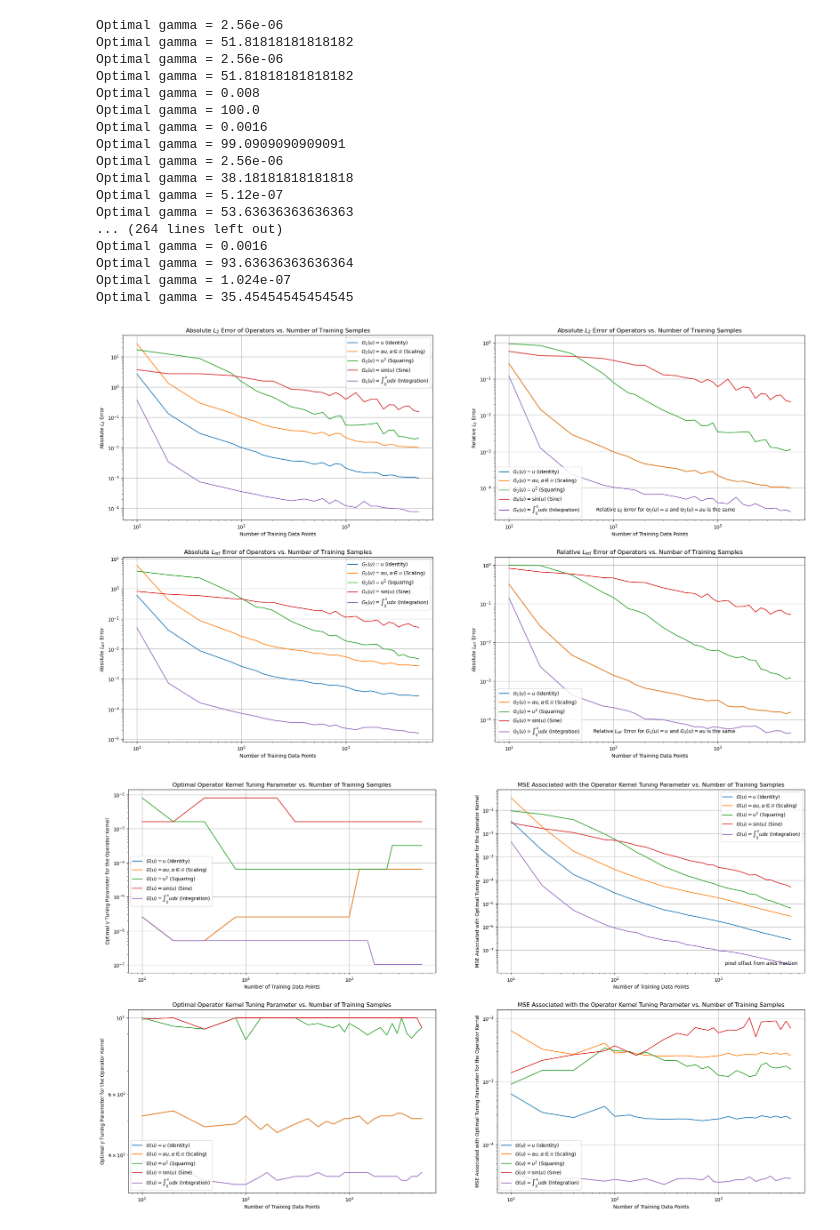
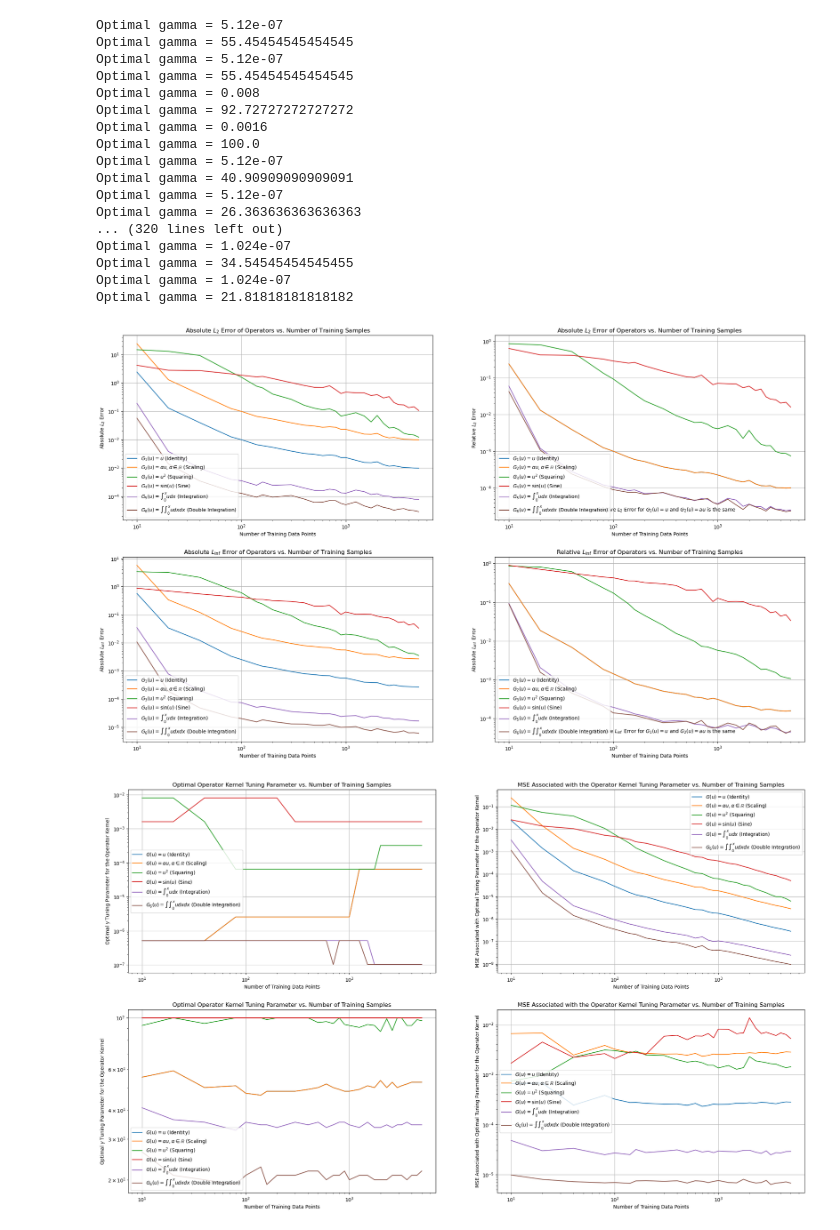
Before and after one commit to Levent-Batakci/OpL, a Jupyter notebook: KernelMethod_GP_Error.ipynb, the cells around one changed output. Cells and saved outputs as stored; diff of their text form; code cells hidden in the pictures.

Commit message:
New Operator Added: Double Integration

```diff
--- a/KernelMethod_GP_Error.ipynb
+++ b/KernelMethod_GP_Error.ipynb
@@ -139,7 +139,12 @@ def all_ops_err(u_train,u_test,X,N_mesh,N_train,N_test):
     v_mod_int, MSE_s_int, g_s_int, MSE_k_int, g_k_int = opL_fxn(u_train,v_train_int,u_test,v_test_int,X)
     err_vals_int = err_vals(v_mod_int,v_test_int, g_s_int, MSE_s_int, g_k_int, MSE_k_int, X)
 
-    opL_errs = np.row_stack((err_vals_I,err_vals_a,err_vals_sq,err_vals_sin,err_vals_int))
+    v_train_int2 = op_int2(u_train,X,N_mesh,N_train)
+    v_test_int2 = op_int2(u_test,X,N_mesh,N_test)
+    v_mod_int2, MSE_s_int2, g_s_int2, MSE_k_int2, g_k_int2 = opL_fxn(u_train,v_train_int2,u_test,v_test_int2,X)
+    err_vals_int2 = err_vals(v_mod_int2,v_test_int2, g_s_int2, MSE_s_int2, g_k_int2, MSE_k_int2, X)
+
+    opL_errs = np.row_stack((err_vals_I,err_vals_a,err_vals_sq,err_vals_sin,err_vals_int,err_vals_int2))
     return opL_errs
 # %%
 def Data_vals(N):
@@ -160,30 +165,30 @@ def Data_vals(N):
 # %%
 ## Training and test functions
 N = [10, 20, 40, 80, 100, 140, 160, 200, 300, 400, 500, 600, 700, 800, 900, 1000, 1250, 1500, 1750, 2000, 2300, 2600, 2900, 3200, 3600, 4000, 4500, 5000]
-Errs_op_mesh = np.zeros((5,10,len(N)))
+Errs_op_mesh = np.zeros((6,10,len(N)))
 
 for i in range(0,len(N)):
     u_train, u_test, N_train, N_test = Data_vals(N[i])
     ERRS = all_ops_err(u_train,u_test,X,N_mesh,N_train,N_test)
     Errs_op_mesh[:,:,i] = ERRS[:,:]
 # %% [output]
-Optimal gamma = 2.56e-06
-Optimal gamma = 51.81818181818182
-Optimal gamma = 2.56e-06
-Optimal gamma = 51.81818181818182
+Optimal gamma = 5.12e-07
+Optimal gamma = 55.45454545454545
+Optimal gamma = 5.12e-07
+Optimal gamma = 55.45454545454545
 Optimal gamma = 0.008
+Optimal gamma = 92.72727272727272
+Optimal gamma = 0.0016
 Optimal gamma = 100.0
-Optimal gamma = 0.0016
-Optimal gamma = 99.0909090909091
-Optimal gamma = 2.56e-06
-Optimal gamma = 38.18181818181818
 Optimal gamma = 5.12e-07
-Optimal gamma = 53.63636363636363
-... (264 lines left out)
-Optimal gamma = 0.0016
-Optimal gamma = 93.63636363636364
+Optimal gamma = 40.90909090909091
+Optimal gamma = 5.12e-07
+Optimal gamma = 26.363636363636363
+... (320 lines left out)
 Optimal gamma = 1.024e-07
-Optimal gamma = 35.45454545454545
+Optimal gamma = 34.54545454545455
+Optimal gamma = 1.024e-07
+Optimal gamma = 21.81818181818182
 # %%
 # Package Error Values
 L1_Errs = Errs_op_mesh[:,0,:]
@@ -211,56 +216,56 @@ fig.set_size_inches(25,15)
 #ax[0,1].legend(['$G(u) = u$ (Identity)', r'$G(u) = \alpha u, \alpha \in \mathbb{R}$ (Scaling)', '$G(u) = u^2$ (Squaring)', '$G(u) = \sin(u)$ (Sine)', '$G(u) = \int_0^x u dx$ (Integration)'])
 #ax[0,1].grid()
 
-ax[0,0].loglog(np.outer(np.ones((5,)),N).T,L2_Errs.T)
+ax[0,0].loglog(np.outer(np.ones((6,)),N).T,L2_Errs.T)
 ax[0,0].set( xlabel ='Number of Training Data Points', ylabel='Absolute $L_2$ Error', title = "Absolute $L_2$ Error of Operators vs. Number of Training Samples")
-ax[0,0].legend(['$G_1(u) = u$ (Identity)', r'$G_2(u) = \alpha u, \alpha \in \mathbb{R}$ (Scaling)', '$G_3(u) = u^2$ (Squaring)', '$G_4(u) = \sin(u)$ (Sine)', '$G_5(u) = \int_0^x u dx$ (Integration)'])
+ax[0,0].legend(['$G_1(u) = u$ (Identity)', r'$G_2(u) = \alpha u, \alpha \in \mathbb{R}$ (Scaling)', '$G_3(u) = u^2$ (Squaring)', '$G_4(u) = \sin(u)$ (Sine)', '$G_5(u) = \int_0^x u dx$ (Integration)', '$G_6(u) = \int \int_0^x u dx dx$ (Double Integration)'])
 ax[0,0].grid()
 
-ax[0,1].loglog(np.outer(np.ones((5,)),N).T,L2_Errs_Rel.T)
+ax[0,1].loglog(np.outer(np.ones((6,)),N).T,L2_Errs_Rel.T)
 ax[0,1].set( xlabel ='Number of Training Data Points', ylabel='Relative $L_2$ Error', title = "Absolute $L_2$ Error of Operators vs. Number of Training Samples")
-ax[0,1].legend(['$G_1(u) = u$ (Identity)', r'$G_2(u) = \alpha u, \alpha \in \mathbb{R}$ (Scaling)', '$G_3(u) = u^2$ (Squaring)', '$G_4(u) = \sin(u)$ (Sine)', '$G_5(u) = \int_0^x u dx$ (Integration)'])
+ax[0,1].legend(['$G_1(u) = u$ (Identity)', r'$G_2(u) = \alpha u, \alpha \in \mathbb{R}$ (Scaling)', '$G_3(u) = u^2$ (Squaring)', '$G_4(u) = \sin(u)$ (Sine)', '$G_5(u) = \int_0^x u dx$ (Integration)', '$G_6(u) = \int \int_0^x u dx dx$ (Double Integration)'])
 ax[0,1].grid()
 ax[0,1].annotate('Relative $L_2$ Error for $G_1(u) = u$ and $G_2(u) = au$ is the same', xy=(0.8, 0), xycoords='axes fraction', xytext=(-20, 20), textcoords='offset pixels', horizontalalignment='right', verticalalignment='bottom')
 
-ax[1,0].loglog(np.outer(np.ones((5,)),N).T,Linf_Errs.T)
+ax[1,0].loglog(np.outer(np.ones((6,)),N).T,Linf_Errs.T)
 ax[1,0].set( xlabel ='Number of Training Data Points', ylabel='Absolute $L_\inf$ Error', title = "Absolute $L_\inf$ Error of Operators vs. Number of Training Samples")
-ax[1,0].legend(['$G_1(u) = u$ (Identity)', r'$G_2(u) = \alpha u, \alpha \in \mathbb{R}$ (Scaling)', '$G_3(u) = u^2$ (Squaring)', '$G_4(u) = \sin(u)$ (Sine)', '$G_5(u) = \int_0^x u dx$ (Integration)'])
+ax[1,0].legend(['$G_1(u) = u$ (Identity)', r'$G_2(u) = \alpha u, \alpha \in \mathbb{R}$ (Scaling)', '$G_3(u) = u^2$ (Squaring)', '$G_4(u) = \sin(u)$ (Sine)', '$G_5(u) = \int_0^x u dx$ (Integration)', '$G_6(u) = \int \int_0^x u dx dx$ (Double Integration)'])
 ax[1,0].grid()
 
-ax[1,1].loglog(np.outer(np.ones((5,)),N).T,Linf_Errs_Rel.T)
+ax[1,1].loglog(np.outer(np.ones((6,)),N).T,Linf_Errs_Rel.T)
 ax[1,1].set( xlabel ='Number of Training Data Points', ylabel='Absolute $L_\inf$ Error', title = "Relative $L_\inf$ Error of Operators vs. Number of Training Samples")
-ax[1,1].legend(['$G_1(u) = u$ (Identity)', r'$G_2(u) = \alpha u, \alpha \in \mathbb{R}$ (Scaling)', '$G_3(u) = u^2$ (Squaring)', '$G_4(u) = \sin(u)$ (Sine)', '$G_5(u) = \int_0^x u dx$ (Integration)'])
+ax[1,1].legend(['$G_1(u) = u$ (Identity)', r'$G_2(u) = \alpha u, \alpha \in \mathbb{R}$ (Scaling)', '$G_3(u) = u^2$ (Squaring)', '$G_4(u) = \sin(u)$ (Sine)', '$G_5(u) = \int_0^x u dx$ (Integration)', '$G_6(u) = \int \int_0^x u dx dx$ (Double Integration)'])
 ax[1,1].grid()
 ax[1,1].annotate('Relative $L_\inf$ Error for $G_1(u) = u$ and $G_2(u) = au$ is the same', xy=(0.8, 0), xycoords='axes fraction', xytext=(-20, 20), textcoords='offset pixels', horizontalalignment='right', verticalalignment='bottom')
 
 
-fig.savefig('Error_Plots_V5.png', dpi=300, bbox_inches='tight')
+fig.savefig('Error_Plots_V6.png', dpi=300, bbox_inches='tight')
 # %% [output]
-[figure, old version]
+[figure, new version]
 # %%
 fig1, ax1 = plt.subplots(2,2)
 fig1.set_size_inches(25,15)
 
-ax1[0,0].loglog(np.outer(np.ones((5,)),N).T,Opt_Gamma_s.T)
+ax1[0,0].loglog(np.outer(np.ones((6,)),N).T,Opt_Gamma_s.T)
 ax1[0,0].set( xlabel ='Number of Training Data Points', ylabel='Optimal $\gamma$ Tuning Parameter for the Operator Kernel', title = "Optimal Operator Kernel Tuning Parameter vs. Number of Training Samples")
-ax1[0,0].legend(['$G(u) = u$ (Identity)', r'$G(u) = \alpha u, \alpha \in \mathbb{R}$ (Scaling)', '$G(u) = u^2$ (Squaring)', '$G(u) = \sin(u)$ (Sine)', '$G(u) = \int_0^x u dx$ (Integration)'])
+ax1[0,0].legend(['$G(u) = u$ (Identity)', r'$G(u) = \alpha u, \alpha \in \mathbb{R}$ (Scaling)', '$G(u) = u^2$ (Squaring)', '$G(u) = \sin(u)$ (Sine)', '$G(u) = \int_0^x u dx$ (Integration)', '$G_6(u) = \int \int_0^x u dx dx$ (Double Integration)'])
 ax1[0,0].grid()
 
-ax1[0,1].loglog(np.outer(np.ones((5,)),N).T,Opt_MSE_s.T)
+ax1[0,1].loglog(np.outer(np.ones((6,)),N).T,Opt_MSE_s.T)
 ax1[0,1].set( xlabel ='Number of Training Data Points', ylabel='MSE Associated with Optimal Tuning Parameter for the Operator Kernel', title = "MSE Associated with the Operator Kernel Tuning Parameter vs. Number of Training Samples")
-ax1[0,1].legend(['$G(u) = u$ (Identity)', r'$G(u) = \alpha u, \alpha \in \mathbb{R}$ (Scaling)', '$G(u) = u^2$ (Squaring)', '$G(u) = \sin(u)$ (Sine)', '$G(u) = \int_0^x u dx$ (Integration)'])
+ax1[0,1].legend(['$G(u) = u$ (Identity)', r'$G(u) = \alpha u, \alpha \in \mathbb{R}$ (Scaling)', '$G(u) = u^2$ (Squaring)', '$G(u) = \sin(u)$ (Sine)', '$G(u) = \int_0^x u dx$ (Integration)', '$G_6(u) = \int \int_0^x u dx dx$ (Double Integration)'])
 ax1[0,1].grid()
 
-ax1[1,0].loglog(np.outer(np.ones((5,)),N).T,Opt_Gamma_k.T)
+ax1[1,0].loglog(np.outer(np.ones((6,)),N).T,Opt_Gamma_k.T)
 ax1[1,0].set( xlabel ='Number of Training Data Points', ylabel='Optimal $\gamma$ Tuning Parameter for the Operator Kernel', title = "Optimal Operator Kernel Tuning Parameter vs. Number of Training Samples")
-ax1[1,0].legend(['$G(u) = u$ (Identity)', r'$G(u) = \alpha u, \alpha \in \mathbb{R}$ (Scaling)', '$G(u) = u^2$ (Squaring)', '$G(u) = \sin(u)$ (Sine)', '$G(u) = \int_0^x u dx$ (Integration)'])
+ax1[1,0].legend(['$G(u) = u$ (Identity)', r'$G(u) = \alpha u, \alpha \in \mathbb{R}$ (Scaling)', '$G(u) = u^2$ (Squaring)', '$G(u) = \sin(u)$ (Sine)', '$G(u) = \int_0^x u dx$ (Integration)', '$G_6(u) = \int \int_0^x u dx dx$ (Double Integration)'])
 ax1[1,0].grid()
 
-ax1[1,1].loglog(np.outer(np.ones((5,)),N).T,Opt_MSE_k.T)
+ax1[1,1].loglog(np.outer(np.ones((6,)),N).T,Opt_MSE_k.T)
 ax1[1,1].set( xlabel ='Number of Training Data Points', ylabel='MSE Associated with Optimal Tuning Parameter for the Operator Kernel', title = "MSE Associated with the Operator Kernel Tuning Parameter vs. Number of Training Samples")
-ax1[1,1].legend(['$G(u) = u$ (Identity)', r'$G(u) = \alpha u, \alpha \in \mathbb{R}$ (Scaling)', '$G(u) = u^2$ (Squaring)', '$G(u) = \sin(u)$ (Sine)', '$G(u) = \int_0^x u dx$ (Integration)'])
+ax1[1,1].legend(['$G(u) = u$ (Identity)', r'$G(u) = \alpha u, \alpha \in \mathbb{R}$ (Scaling)', '$G(u) = u^2$ (Squaring)', '$G(u) = \sin(u)$ (Sine)', '$G(u) = \int_0^x u dx$ (Integration)', '$G_6(u) = \int \int_0^x u dx dx$ (Double Integration)'])
 ax1[1,1].grid()
 
-fig.savefig('Opt_Gamma_MSE.png', dpi=300, bbox_inches='tight')
+fig.savefig('Opt_Gamma_MSE_2.png', dpi=300, bbox_inches='tight')
 # %% [output]
-[figure, old version]
+[figure, new version]
```
Also changed, not shown: parts of 2 cells of this notebook, 2 other files.
